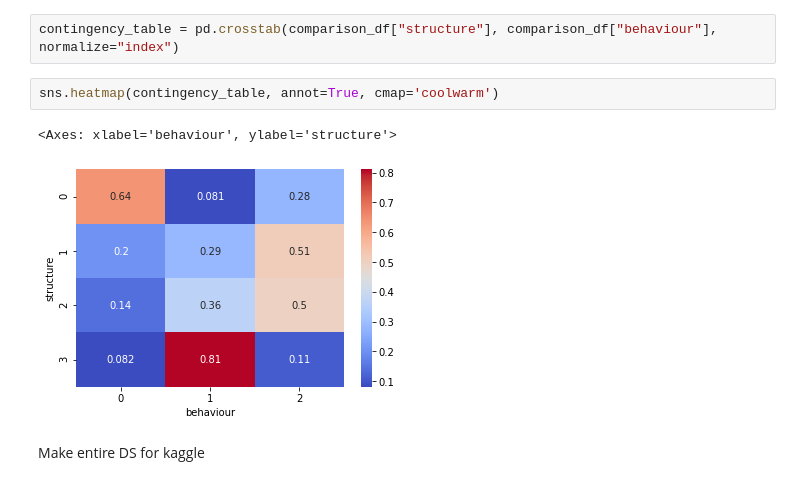
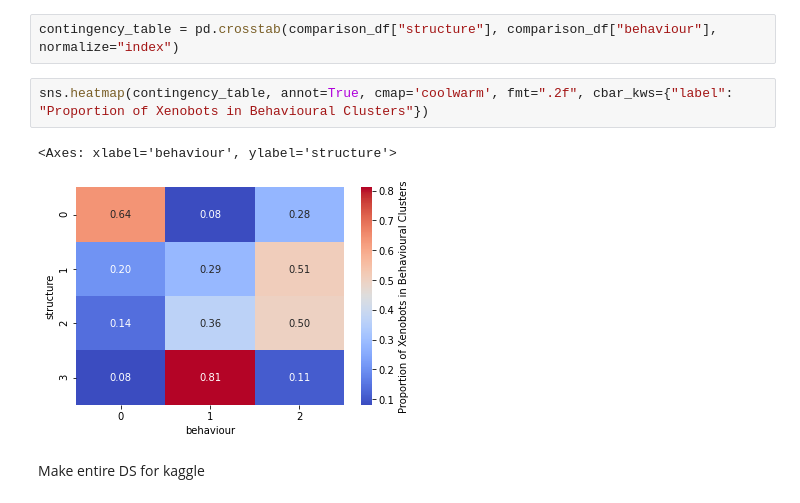
Before and after one commit to cameronstackhouse/exploring-the-design-space-of-artificial-life, a Jupyter notebook: results.ipynb, the cells around one changed output. Drawn from its saved outputs; the diff is of its cells as text.

```diff
--- a/results.ipynb
+++ b/results.ipynb
@@ -558,10 +558,10 @@ sns.violinplot(data=comparison_df, x="behaviour", y="fitness", order=["0", "1",
 # %%
 contingency_table = pd.crosstab(comparison_df["structure"], comparison_df["behaviour"], normalize="index")
 # %%
-sns.heatmap(contingency_table, annot=True, cmap='coolwarm')
+sns.heatmap(contingency_table, annot=True, cmap='coolwarm', fmt=".2f", cbar_kws={"label": "Proportion of Xenobots in Behavioural Clusters"})
 # %% [output]
 <Axes: xlabel='behaviour', ylabel='structure'>
-[figure, old version]
+[figure, new version]
 # %% [markdown]
 Make entire DS for kaggle
 # %%
```
Also changed, not shown: parts of 8 cells of this notebook, 11 other files.
